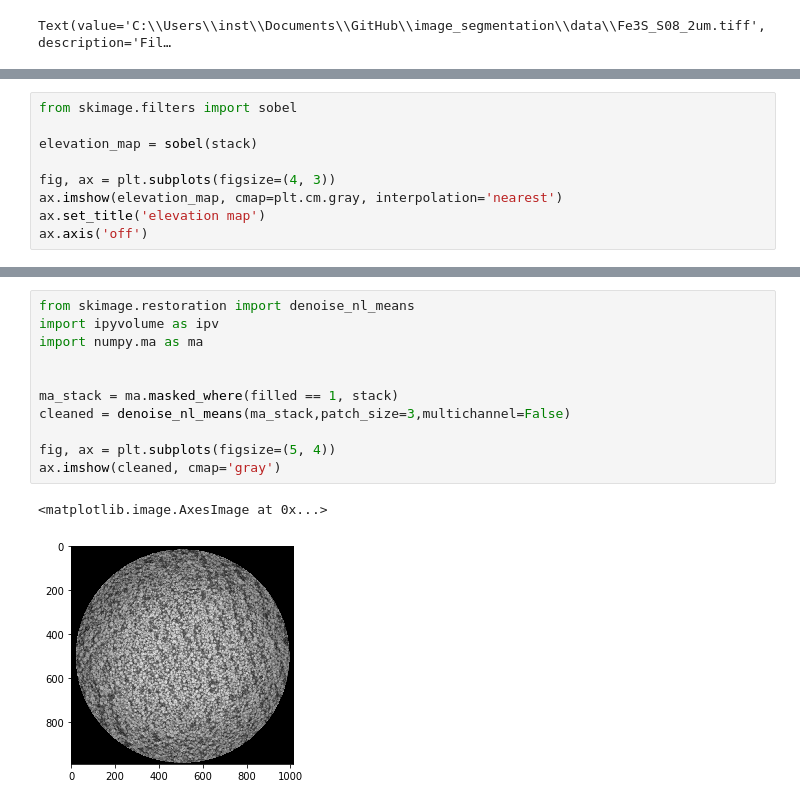
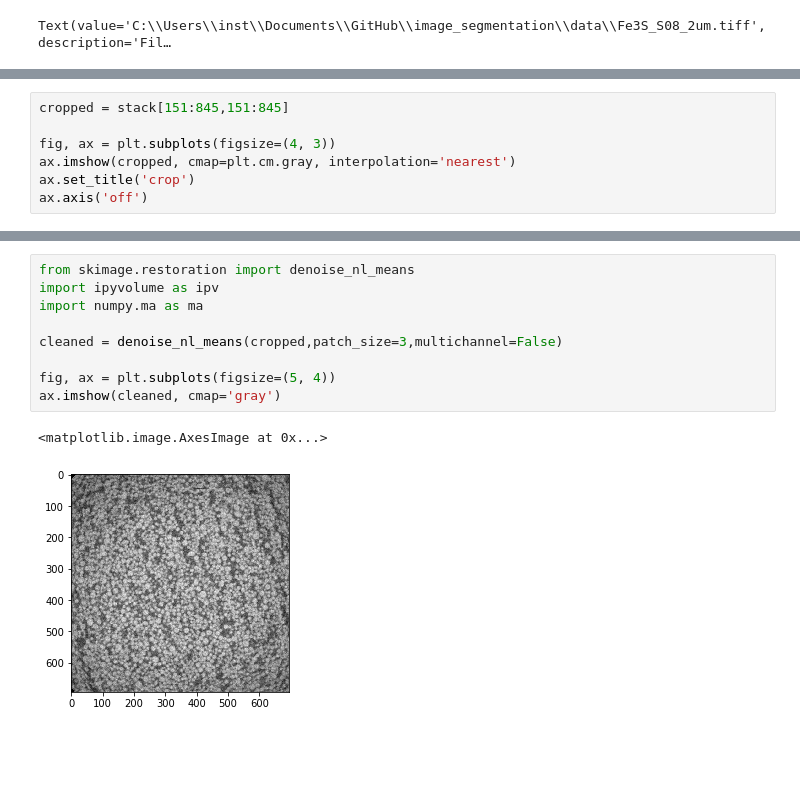
Before and after one commit to rockandsalt/image_segmentation, a Jupyter notebook: image_segmentation.ipynb, the cells around one changed output, grey strips where cells are left out. Cells and saved outputs as stored; diff of their text form; blank space fills up the shorter version.

```diff
--- a/image_segmentation.ipynb
+++ b/image_segmentation.ipynb
@@ -40,10 +28,8 @@ Text(0.5, 1.0, 'histogram of gray values')
 # %%
-from skimage.filters import sobel
-
-elevation_map = sobel(stack)
+cropped = stack[151:845,151:845]
 
 fig, ax = plt.subplots(figsize=(4, 3))
-ax.imshow(elevation_map, cmap=plt.cm.gray, interpolation='nearest')
-ax.set_title('elevation map')
+ax.imshow(cropped, cmap=plt.cm.gray, interpolation='nearest')
+ax.set_title('crop')
 ax.axis('off')
 # %% [output]
@@ -69,14 +38,12 @@ ax.axis('off')
 # %%
 from skimage.restoration import denoise_nl_means
 import ipyvolume as ipv
 import numpy.ma as ma
 
-
-ma_stack = ma.masked_where(filled == 1, stack)
-cleaned = denoise_nl_means(ma_stack,patch_size=3,multichannel=False)
+cleaned = denoise_nl_means(cropped,patch_size=3,multichannel=False)
 
 fig, ax = plt.subplots(figsize=(5, 4))
 ax.imshow(cleaned, cmap='gray')
 # %% [output]
 <matplotlib.image.AxesImage at 0x...>
-[figure, old version]
+[figure, new version]
```
Also changed, not shown: parts of 7 cells of this notebook, 2 other files.
